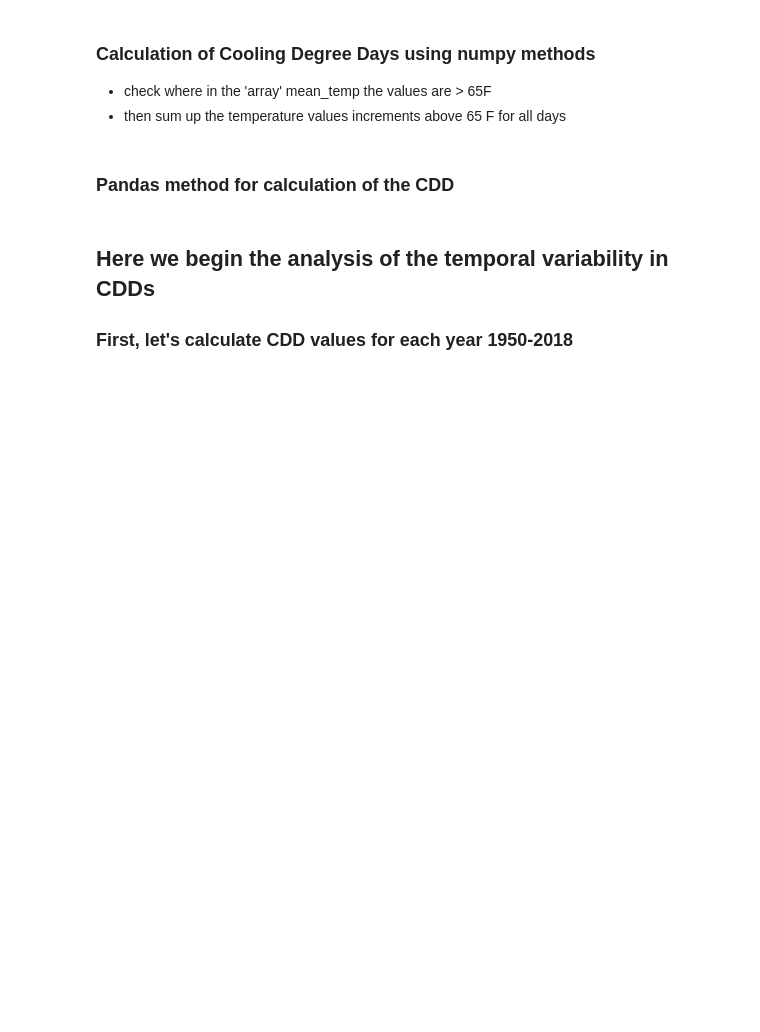
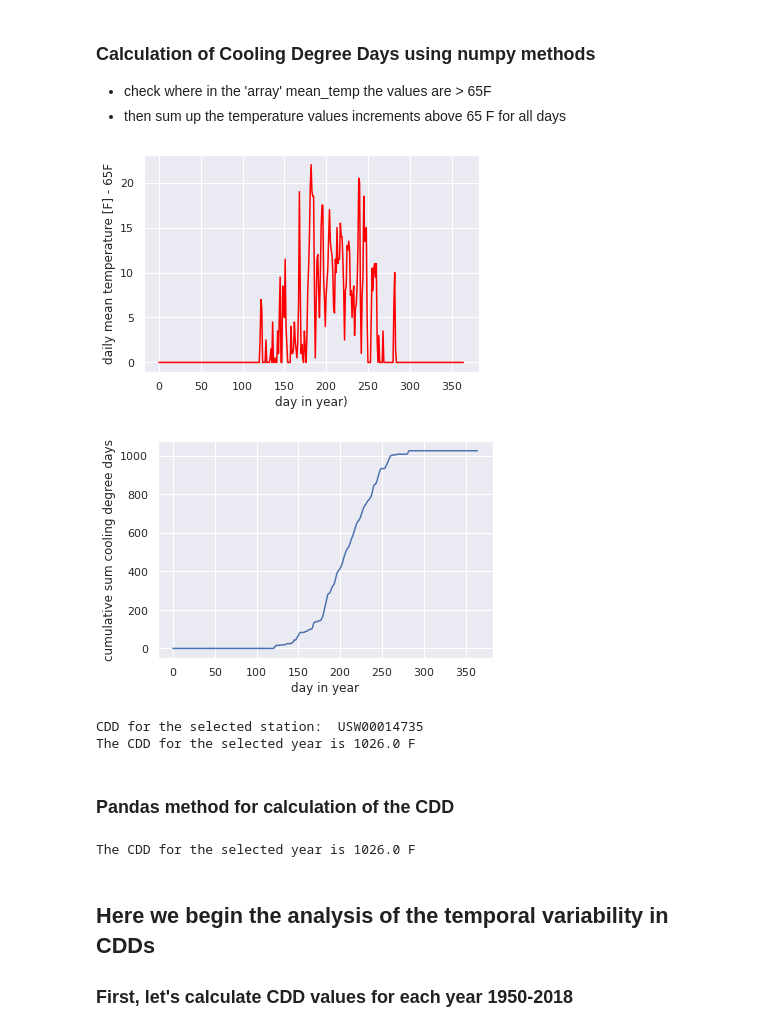
Before and after one commit to oet808/ATMENV315, a Jupyter notebook: unit7/cooling_deg_days_station_trend.ipynb, the cells around one changed output. Cells and saved outputs as stored; diff of their text form; code cells hidden in the pictures; blank space fills up the shorter version.

```diff
--- a/unit7/cooling_deg_days_station_trend.ipynb
+++ b/unit7/cooling_deg_days_station_trend.ipynb
@@ -117,18 +187,26 @@ plt.show()
 # %%
 
 tbase=65
+
+# get data from dataframe into a numpy array
+mean_temp=dfq['mean_temp'].values
 tempadd=np.where(mean_temp>tbase,mean_temp-tbase,0)
 plt.plot(tempadd,color='red')
 plt.xlabel("day in year)")
-plt.ylabel("daily mean temperature [F]")
+plt.ylabel("daily mean temperature [F] - 65F")
 plt.show()
 
 plt.plot(np.cumsum(tempadd))
 plt.xlabel("day in year")
 plt.ylabel("cumulative sum cooling degree days")
 plt.show()
 print ("CDD for the selected station: ",label)
-print (f"The CCD for the selected year is {np.sum(tempadd)} F ")
+print (f"The CDD for the selected year is {np.sum(tempadd)} F ")
+# %% [output]
+[figure, added]
+[figure, added]
+CDD for the selected station:  USW00014735
+The CDD for the selected year is 1026.0 F
 # %% [markdown]
 ### Pandas method for calculation of the CDD
 # %%
@@ -137,10 +215,12 @@ tbase=65
 dfq65=dfq.query(f"mean_temp > {tbase}")
 tempadd=dfq65['mean_temp'].values-tbase
 cdd=np.sum(tempadd)
-print (f"The CCD for the selected year is {cdd} F ")
+print (f"The CDD for the selected year is {cdd} F ")
 
 # or you could do this
 # cdd=(dfq65['mean_temp'].values-tbase).sum()
+# %% [output]
+The CDD for the selected year is 1026.0 F
 # %% [markdown]
 ## Here we begin the analysis of the temporal variability in CDDs
 
```
Also changed, not shown: parts of 17 cells of this notebook, 2 other files.
